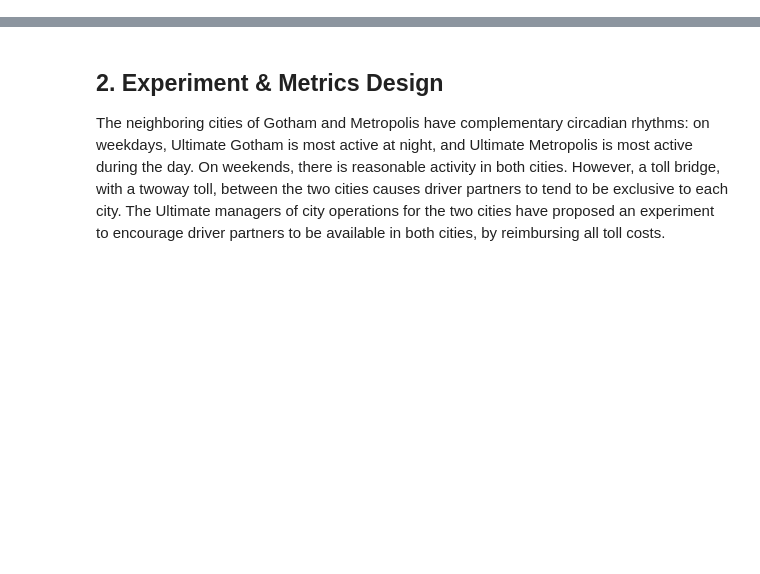
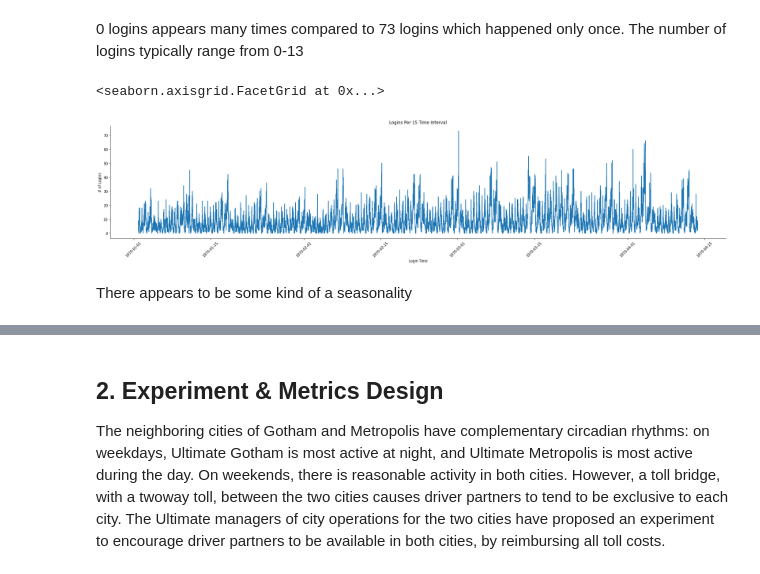
Before and after one commit to Williamdst/Springboard-DSC, a Jupyter notebook: 26.2_Ultimate-Technologies/Ultimate.ipynb, the cells around one changed output, grey strips where cells are left out. Drawn from its saved outputs; the diff is of its cells as text; code cells hidden in the pictures; blank space fills up the shorter version.

```diff
--- a/26.2_Ultimate-Technologies/Ultimate.ipynb
+++ b/26.2_Ultimate-Technologies/Ultimate.ipynb
@@ -2,0 +52,11 @@
+# %% [markdown]
+0 logins appears many times compared to 73 logins which happened only once. The number of logins typically range from 0-13
+# %%
+ax = sns.relplot(x='login_time',y='count', data=login15, kind='line', height=5, aspect=5)
+ax.set(xlabel= 'Login Time', ylabel='# of Logins', title='Logins Per 15 Time Interval')
+ax.set_xticklabels(rotation=45)
+# %% [output]
+<seaborn.axisgrid.FacetGrid at 0x...>
+[figure, added]
+# %% [markdown]
+There appears to be some kind of a seasonality
```
Also changed, not shown: parts of 11 cells of this notebook.
